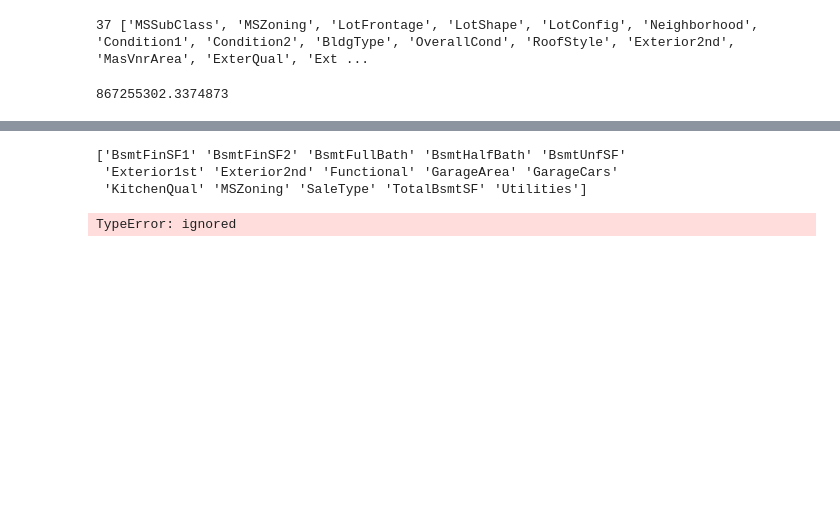
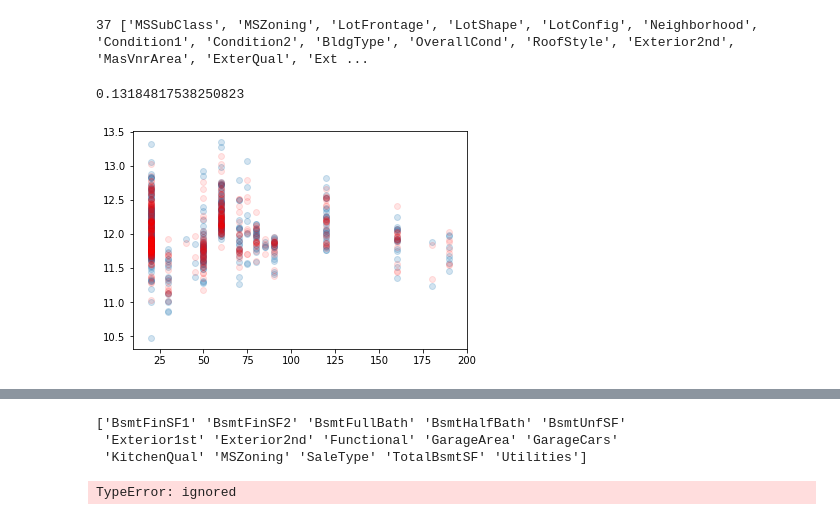
Before and after one commit to aneesh98/HousingPricePredictor, a Jupyter notebook: HPR.ipynb, the cells around one changed output, grey strips where cells are left out. Drawn from its saved outputs; the diff is of its cells as text; code cells hidden in the pictures; blank space fills up the shorter version.

```diff
--- a/HPR.ipynb
+++ b/HPR.ipynb
@@ -279,12 +294,15 @@ print(len(req_cols), req_cols)
 # %% [output]
 37 ['MSSubClass', 'MSZoning', 'LotFrontage', 'LotShape', 'LotConfig', 'Neighborhood', 'Condition1', 'Condition2', 'BldgType', 'OverallCond', 'RoofStyle', 'Exterior2nd', 'MasVnrArea', 'ExterQual', 'Ext ...
 # %%
-from sklearn.metrics import classification_report, confusion_matrix, accuracy_score, mean_squared_error
-y_preds = gbrt.predict(x_test)
-mse = mean_squared_error(y_test, y_preds)
+from sklearn.metrics import classification_report, confusion_matrix, accuracy_score, mean_squared_error, rmse
+y_preds = rf.predict(x_test)
+mse = np.sqrt(mean_squared_error(y_test, y_preds))
+plt.scatter(x_test['MSSubClass'], y_test, alpha = 0.2)
+plt.scatter(x_test['MSSubClass'], y_preds, color = 'red', alpha = 0.1)
 print(mse)
 # %% [output]
-867255302.3374873
+0.13184817538250823
+[figure, added]
 # %%
 plt.scatter(y_test, y_preds)
 # %% [output]
```
Also changed, not shown: parts of 14 cells of this notebook.
